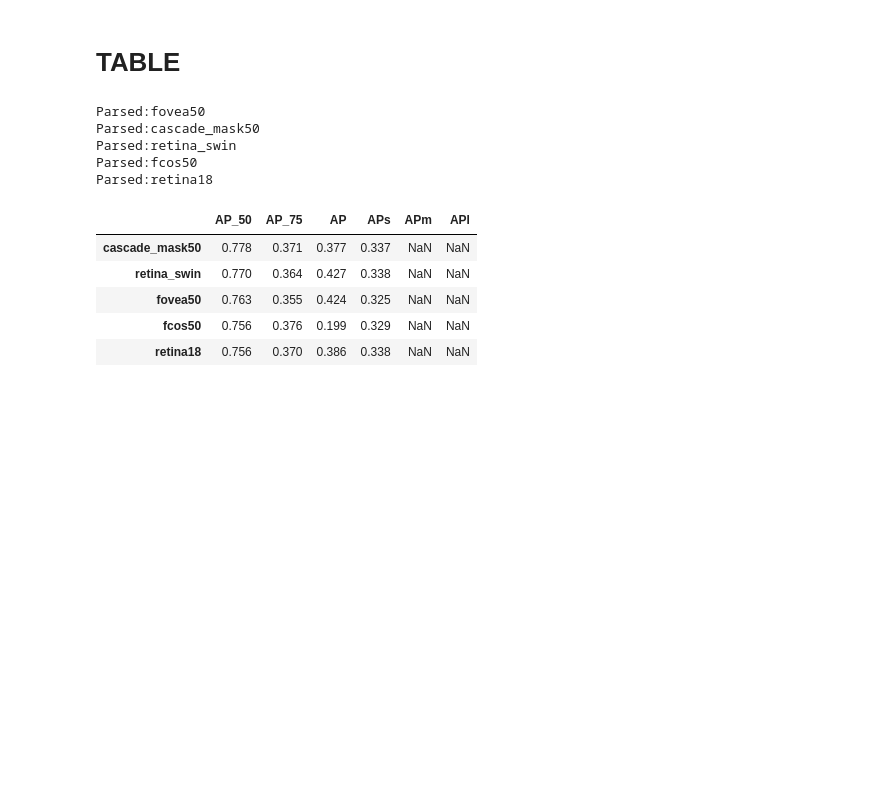
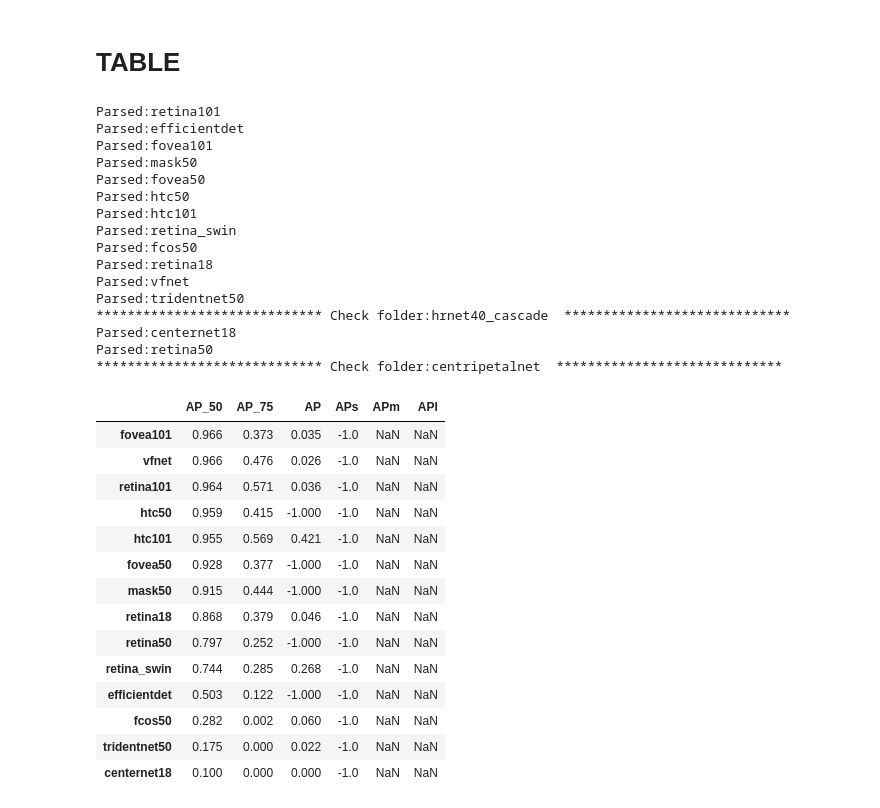
Before and after one commit to sirbastiano/MMDET, a Jupyter notebook: plotter.ipynb, the cells around one changed output. Saved outputs shown, nothing was run; the diff lists cells and outputs as text; code cells hidden in the pictures; blank space fills up the shorter version.

```diff
--- a/plotter.ipynb
+++ b/plotter.ipynb
@@ -150,40 +150,62 @@ def retrieve_AP(directory: Path):
 # %%
 from pathlib import Path
 import pandas as pd
 import matplotlib.pyplot as plt
 plt.style.use(['science','nature','no-latex'])
 
 SORT_BY = 'AP_50'
 
-directories = [x for x in Path('checkpoints/Craters').glob('*') if x.is_dir()]
+DATASET = 'SARWake'
+
+directories = [x for x in Path(f'checkpoints/{DATASET}').glob('*') if x.is_dir()]
 idx = 0
 TMP = []
 for fold in directories:
      try:
           Metrics = retrieve_AP(fold)
           df = Metrics.sort_values(by=SORT_BY, ascending=False).iloc[0:1]
           assert isinstance(df.index.item(), int)
           print(f'Parsed:{fold.name}')
           tmp = df.rename(index={df.index.item(): fold.name})
           TMP.append(tmp)
      except:
           print(f'***************************** Check folder:{fold.name}  *****************************')
 
      idx +=1
 res = pd.concat(x for x in TMP)
 res.sort_values(by=SORT_BY, ascending=False)
 # %% [output]
+Parsed:retina101
+Parsed:efficientdet
+Parsed:fovea101
+Parsed:mask50
 Parsed:fovea50
-Parsed:cascade_mask50
+Parsed:htc50
+Parsed:htc101
 Parsed:retina_swin
 Parsed:fcos50
 Parsed:retina18
+Parsed:vfnet
+Parsed:tridentnet50
+***************************** Check folder:hrnet40_cascade  *****************************
+Parsed:centernet18
+Parsed:retina50
+***************************** Check folder:centripetalnet  *****************************
 |  | AP_50 | AP_75 | AP | APs | APm | APl |
-| cascade_mask50 | 0.778 | 0.371 | 0.377 | 0.337 | NaN | NaN |
-| retina_swin | 0.770 | 0.364 | 0.427 | 0.338 | NaN | NaN |
-| fovea50 | 0.763 | 0.355 | 0.424 | 0.325 | NaN | NaN |
-| fcos50 | 0.756 | 0.376 | 0.199 | 0.329 | NaN | NaN |
-| retina18 | 0.756 | 0.370 | 0.386 | 0.338 | NaN | NaN |
+| fovea101 | 0.966 | 0.373 | 0.035 | -1.0 | NaN | NaN |
+| vfnet | 0.966 | 0.476 | 0.026 | -1.0 | NaN | NaN |
+| retina101 | 0.964 | 0.571 | 0.036 | -1.0 | NaN | NaN |
+| htc50 | 0.959 | 0.415 | -1.000 | -1.0 | NaN | NaN |
+| htc101 | 0.955 | 0.569 | 0.421 | -1.0 | NaN | NaN |
+| fovea50 | 0.928 | 0.377 | -1.000 | -1.0 | NaN | NaN |
+| mask50 | 0.915 | 0.444 | -1.000 | -1.0 | NaN | NaN |
+| retina18 | 0.868 | 0.379 | 0.046 | -1.0 | NaN | NaN |
+| retina50 | 0.797 | 0.252 | -1.000 | -1.0 | NaN | NaN |
+| retina_swin | 0.744 | 0.285 | 0.268 | -1.0 | NaN | NaN |
+| efficientdet | 0.503 | 0.122 | -1.000 | -1.0 | NaN | NaN |
+| fcos50 | 0.282 | 0.002 | 0.060 | -1.0 | NaN | NaN |
+| tridentnet50 | 0.175 | 0.000 | 0.022 | -1.0 | NaN | NaN |
+| centernet18 | 0.100 | 0.000 | 0.000 | -1.0 | NaN | NaN |
 # %%
 # res.to_excel('Risultati_multi_wake.xlsx')
 res.to_excel('Risultati_crateri.xlsx')
```
Also changed, not shown: 57 other files.
